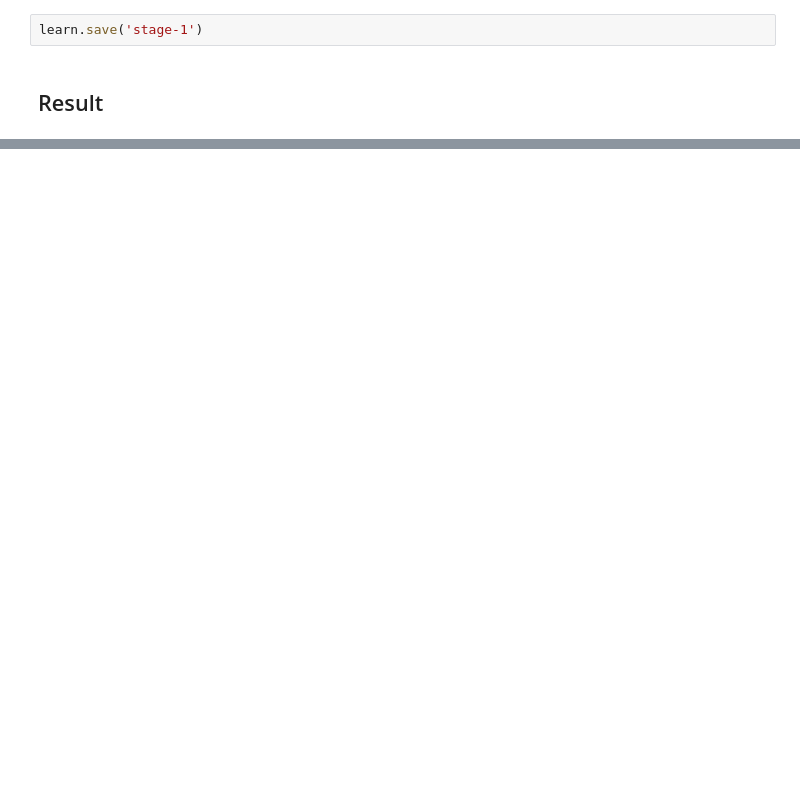
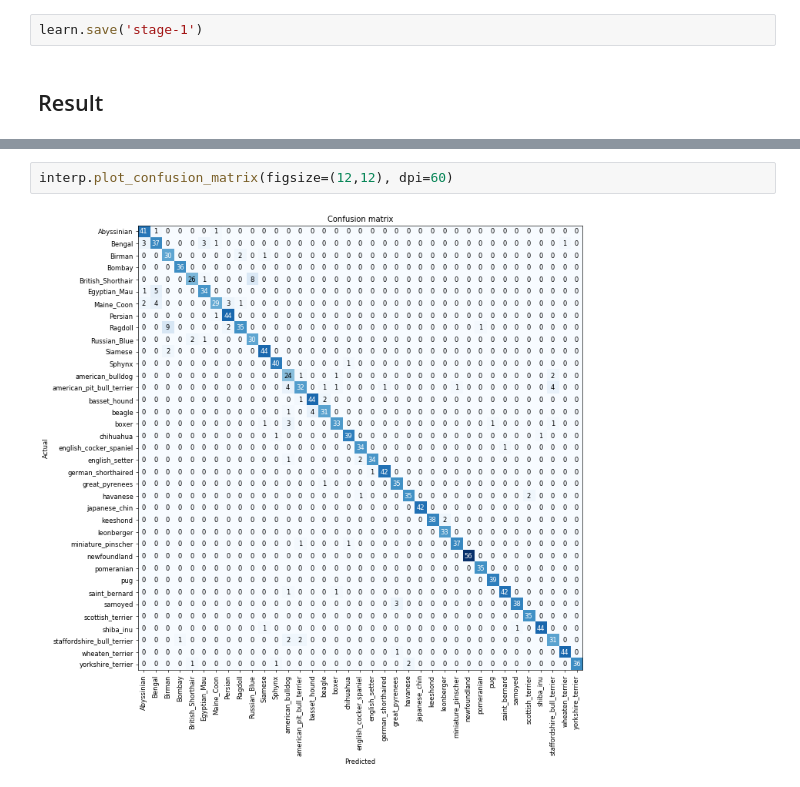
Before and after one commit to diditaditya/torchbox, a Jupyter notebook: nb/scratch/dl1/Lesson-1a.ipynb, the cells around one changed output, grey strips where cells are left out. Cells and saved outputs as stored; diff of their text form; blank space fills up the shorter version.

```diff
--- a/nb/scratch/dl1/Lesson-1a.ipynb
+++ b/nb/scratch/dl1/Lesson-1a.ipynb
@@ -142,0 +164,4 @@ learn.save('stage-1')
+# %%
+interp.plot_confusion_matrix(figsize=(12,12), dpi=60)
+# %% [output]
+[figure, added]
```
Also changed, not shown: parts of 50 cells of this notebook, 2 other files.
